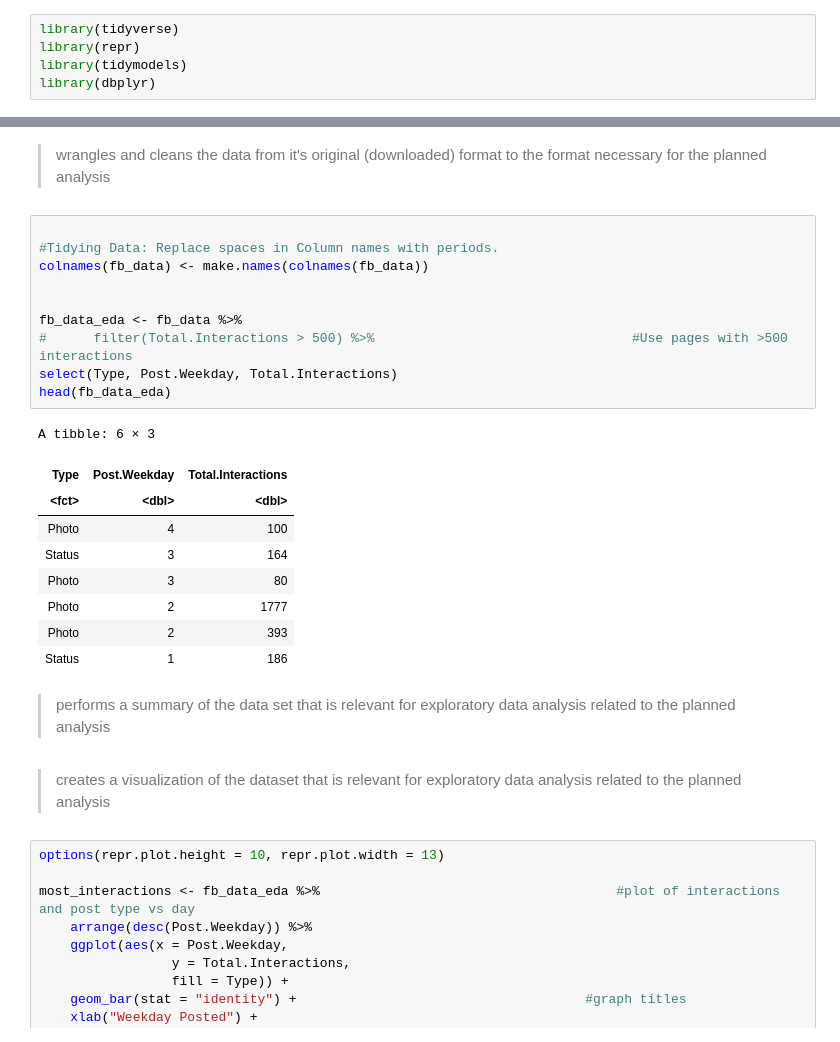
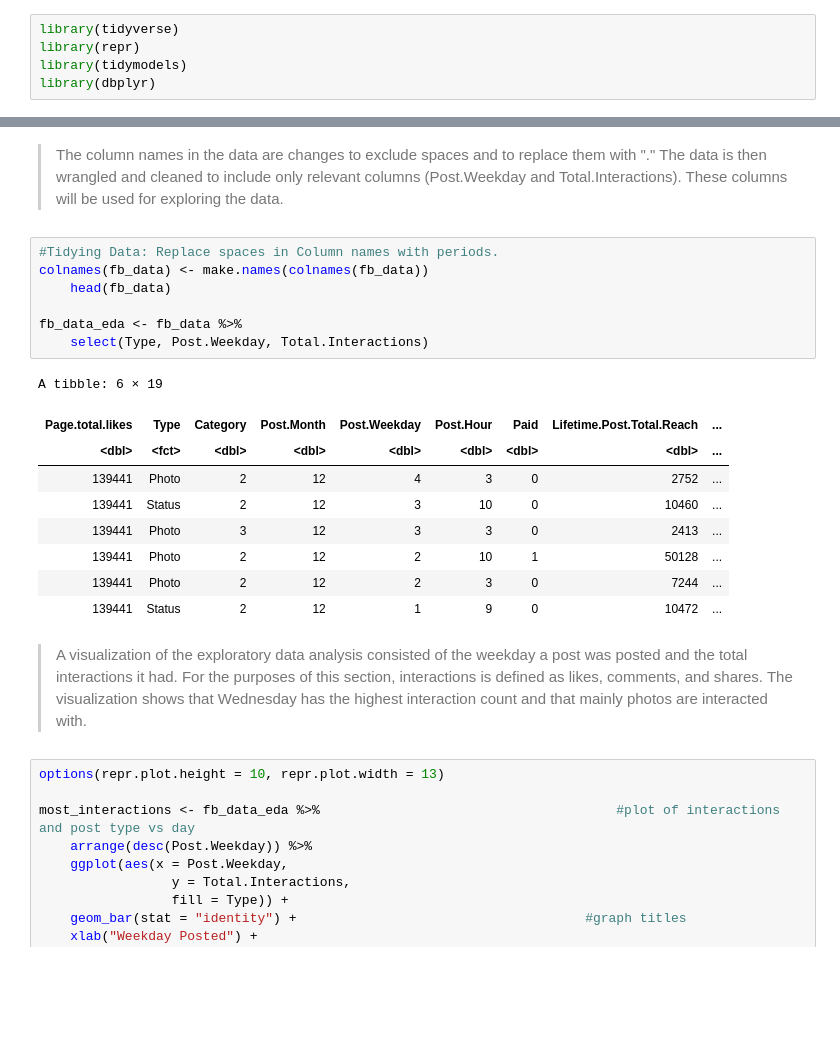
Before and after one commit to L-amat/project_proposal, a Jupyter notebook: 2-group_project_report/Group_project_report.ipynb, the cells around one changed output, grey strips where cells are left out. Cells and saved outputs as stored; diff of their text form; blank space fills up the shorter version.

```diff
--- a/2-group_project_report/Group_project_report.ipynb
+++ b/2-group_project_report/Group_project_report.ipynb
@@ -56,32 +54,29 @@ cols(
   share = col_double(),
   `Total Interactions` = col_double()
 )
-# %% [markdown]
->wrangles and cleans the data from it's original (downloaded) format to the format necessary for the planned analysis
+# %% [markdown]
+
+>The column names in the data are changes to exclude spaces and to replace them with "."
+>The data is then wrangled and cleaned to include only relevant columns (Post.Weekday and Total.Interactions). These columns will be used for exploring the data.
 # %%
-
 #Tidying Data: Replace spaces in Column names with periods.
 colnames(fb_data) <- make.names(colnames(fb_data))
-
+    head(fb_data)
 
 fb_data_eda <- fb_data %>%
-#      filter(Total.Interactions > 500) %>%                                 #Use pages with >500 interactions
-select(Type, Post.Weekday, Total.Interactions)
-head(fb_data_eda)
+    select(Type, Post.Weekday, Total.Interactions)
 # %% [output]
-A tibble: 6 × 3
+A tibble: 6 × 19
-| Type | Post.Weekday | Total.Interactions |
-| <fct> | <dbl> | <dbl> |
-| Photo | 4 | 100 |
-| Status | 3 | 164 |
-| Photo | 3 | 80 |
-| Photo | 2 | 1777 |
-| Photo | 2 | 393 |
-| Status | 1 | 186 |
+| Page.total.likes | Type | Category | Post.Month | Post.Weekday | Post.Hour | Paid | Lifetime.Post.Total.Reach | ... |
+| <dbl> | <fct> | <dbl> | <dbl> | <dbl> | <dbl> | <dbl> | <dbl> | ... |
+| 139441 | Photo | 2 | 12 | 4 | 3 | 0 | 2752 | ... |
+| 139441 | Status | 2 | 12 | 3 | 10 | 0 | 10460 | ... |
+| 139441 | Photo | 3 | 12 | 3 | 3 | 0 | 2413 | ... |
+| 139441 | Photo | 2 | 12 | 2 | 10 | 1 | 50128 | ... |
+| 139441 | Photo | 2 | 12 | 2 | 3 | 0 | 7244 | ... |
+| 139441 | Status | 2 | 12 | 1 | 9 | 0 | 10472 | ... |
-# %% [markdown]
->performs a summary of the data set that is relevant for exploratory data analysis related to the planned analysis
-# %% [markdown]
->creates a visualization of the dataset that is relevant for exploratory data analysis related to the planned analysis
+# %% [markdown]
+>A visualization of the exploratory data analysis consisted of the weekday a post was posted and the total interactions it had. For the purposes of this section, interactions is defined as likes, comments, and shares. The visualization shows that Wednesday has the highest interaction count and that mainly photos are interacted with.
 # %%
 options(repr.plot.height = 10, repr.plot.width = 13)
 
```
Also changed, not shown: parts of 13 cells of this notebook.
